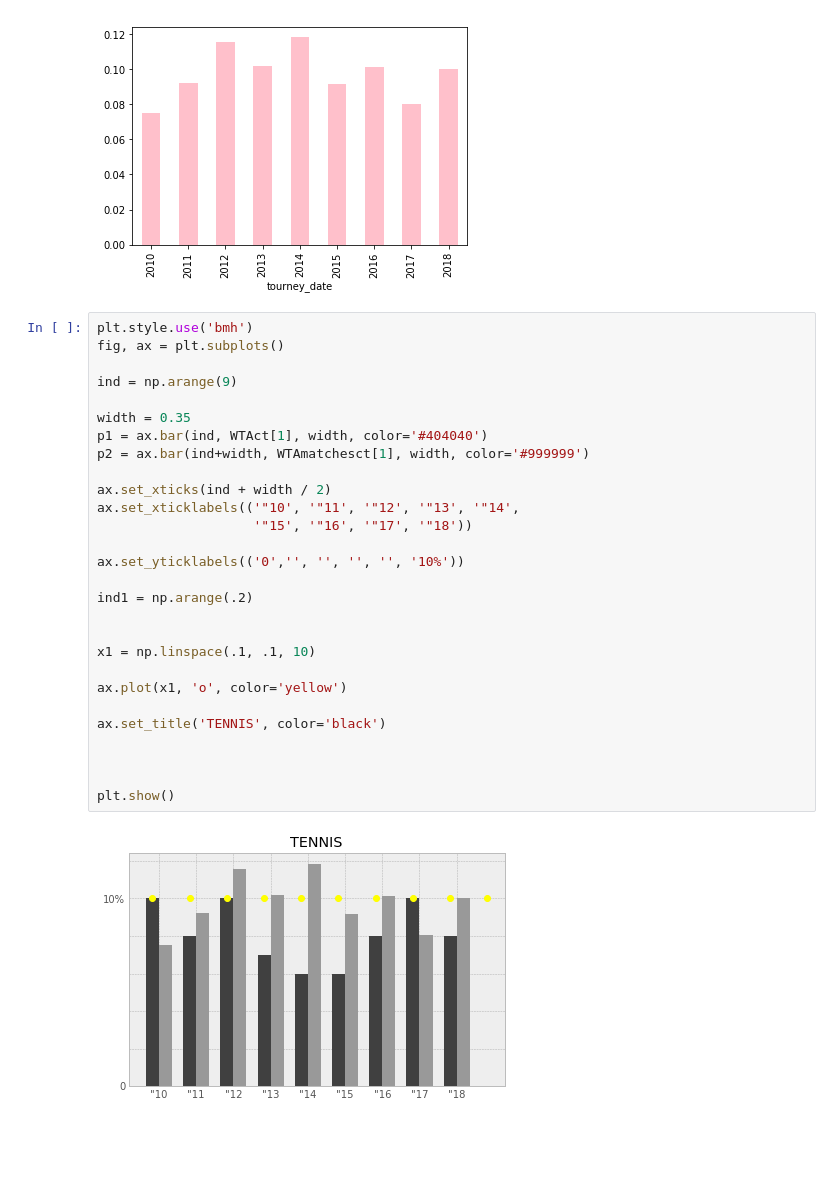
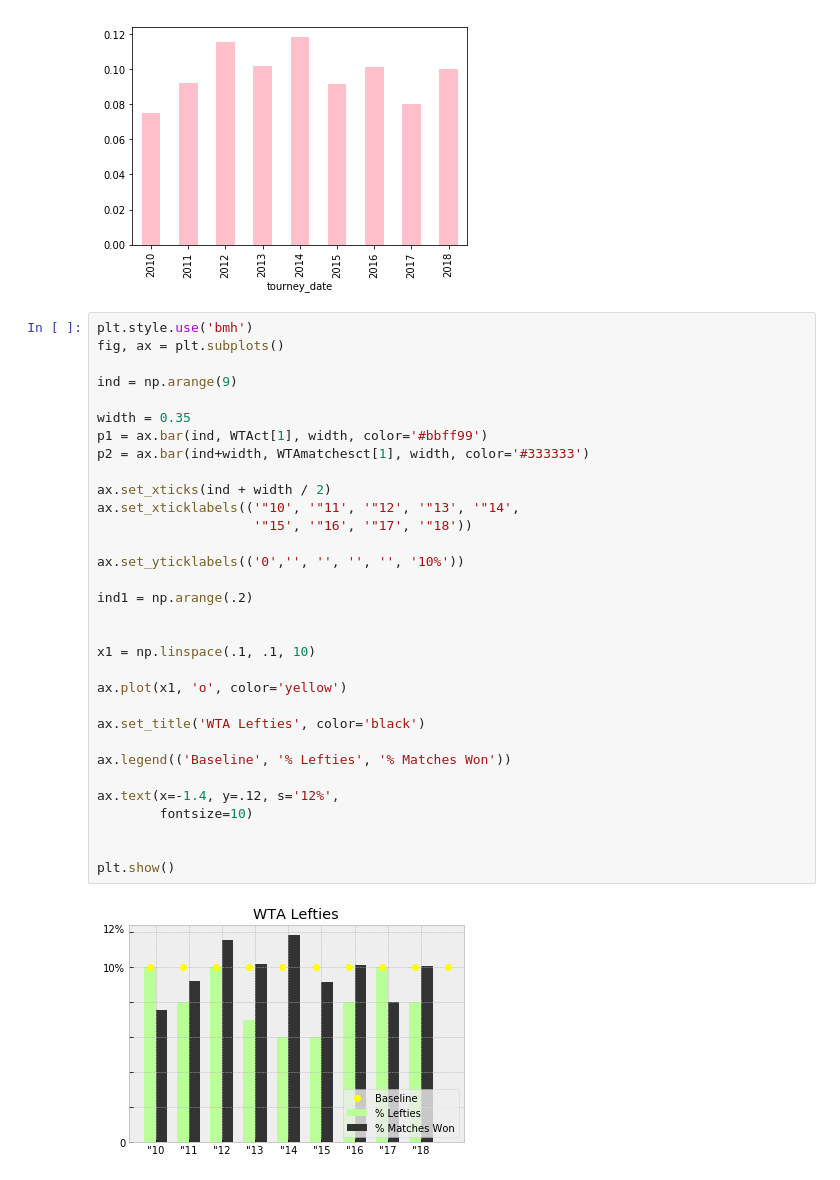
Before and after one commit to LambdaSchool/DS-Unit-1-Sprint-5-Data-Storytelling-Blog-Post, a Jupyter notebook: Project1.ipynb, the cells around one changed output. Cells and saved outputs as stored; diff of their text form; blank space fills up the shorter version.

Commit message:
visualization tweaks

```diff
--- a/Project1.ipynb
+++ b/Project1.ipynb
@@ -363,33 +363,37 @@ WTAmatchesct[1].plot.bar(color='pink')
 # %%
 plt.style.use('bmh')
 fig, ax = plt.subplots()
 
 ind = np.arange(9)
 
 width = 0.35
-p1 = ax.bar(ind, WTAct[1], width, color='#404040')
-p2 = ax.bar(ind+width, WTAmatchesct[1], width, color='#999999')
+p1 = ax.bar(ind, WTAct[1], width, color='#bbff99')
+p2 = ax.bar(ind+width, WTAmatchesct[1], width, color='#333333')
 
 ax.set_xticks(ind + width / 2)
 ax.set_xticklabels(('"10', '"11', '"12', '"13', '"14',
                     '"15', '"16', '"17', '"18'))
 
 ax.set_yticklabels(('0','', '', '', '', '10%'))
 
 ind1 = np.arange(.2)
 
 
 x1 = np.linspace(.1, .1, 10)
 
 ax.plot(x1, 'o', color='yellow')
 
-ax.set_title('TENNIS', color='black')
+ax.set_title('WTA Lefties', color='black')
 
+ax.legend(('Baseline', '% Lefties', '% Matches Won'))
+
+ax.text(x=-1.4, y=.12, s='12%',
+        fontsize=10)
 
 
 plt.show()
 # %% [output]
-[figure, old version]
+[figure, new version]
 # %%
 plt.style.use('bmh')
 fig, ax = plt.subplots()
```
Also changed, not shown: parts of 4 cells of this notebook.
